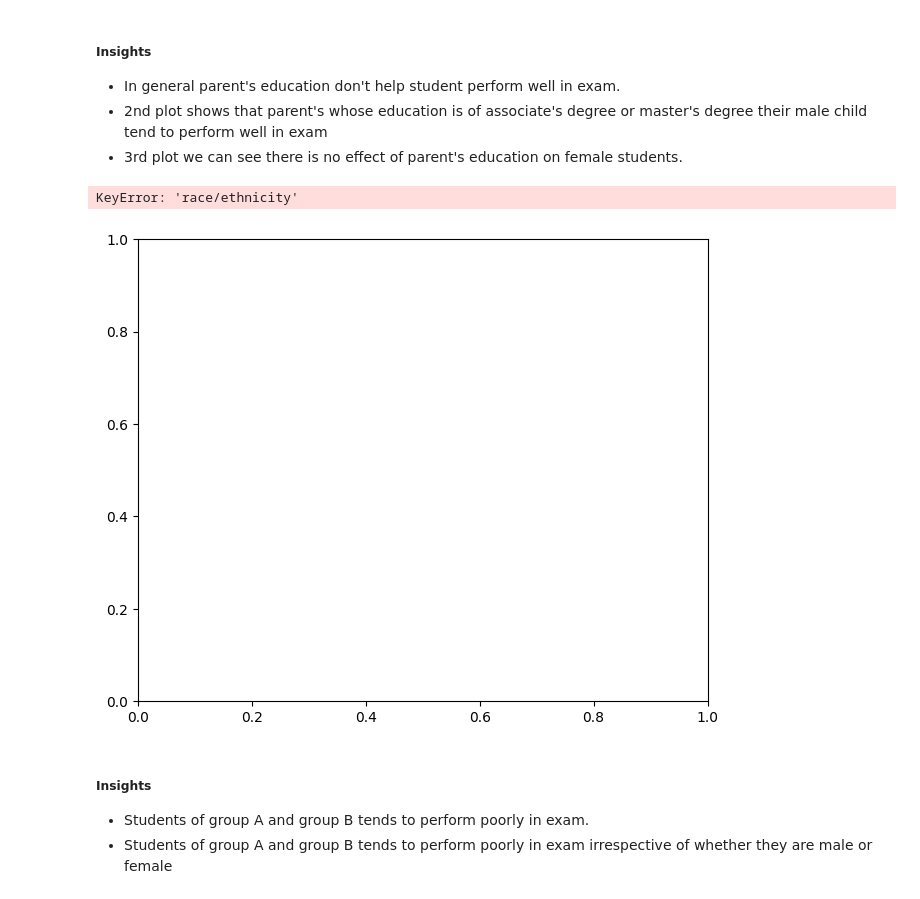
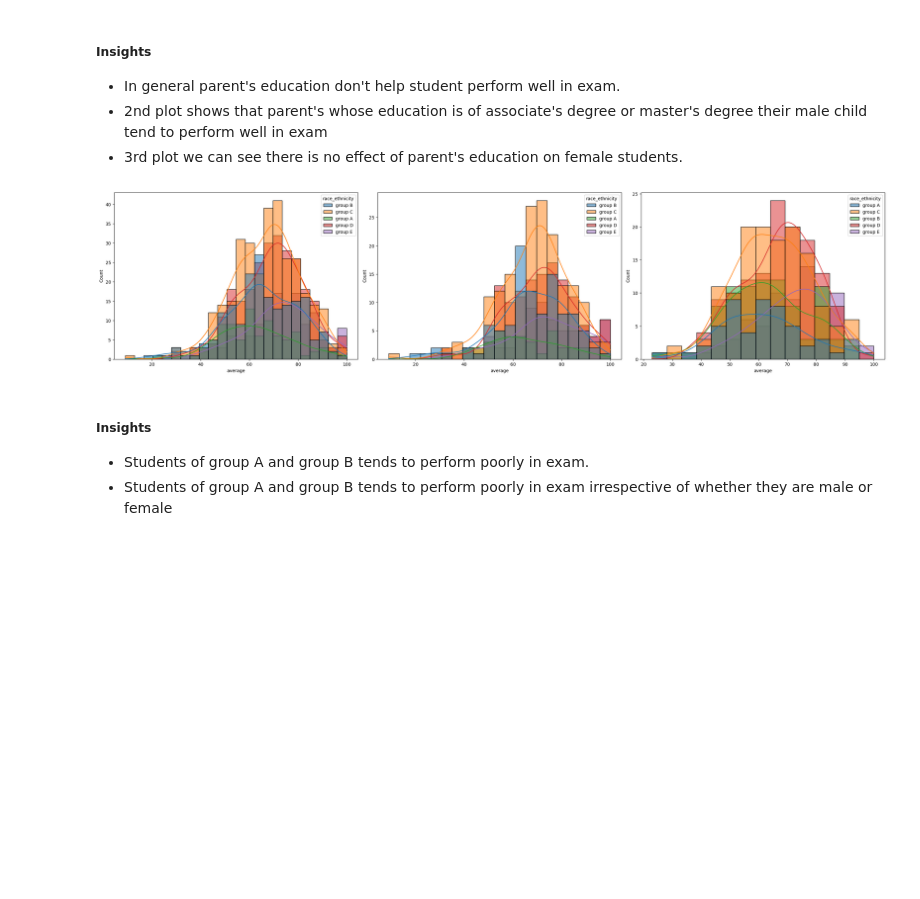
Before and after one commit to alokrrr/ML_Project, a Jupyter notebook: notebook/1 . EDA STUDENT PERFORMANCE .ipynb, the cells around one changed output. Saved outputs shown, nothing was run; the diff lists cells and outputs as text; code cells hidden in the pictures; blank space fills up the shorter version.

```diff
--- a/notebook/1 . EDA STUDENT PERFORMANCE .ipynb
+++ b/notebook/1 . EDA STUDENT PERFORMANCE .ipynb
@@ -310,34 +310,33 @@ plt.show()
 # %%
 plt.figure(figsize=(25, 6))
 
 plt.subplot(1, 3, 1)
 sns.histplot(
     x=df['average'],
-    hue=df['race/ethnicity'],
+    hue=df['race_ethnicity'],
     kde=True
 )
 
 plt.subplot(1, 3, 2)
 female = df[df['gender'] == 'female']
 sns.histplot(
     x=female['average'],
-    hue=female['race/ethnicity'],
+    hue=female['race_ethnicity'],
     kde=True
 )
 
 plt.subplot(1, 3, 3)
 male = df[df['gender'] == 'male']
 sns.histplot(
     x=male['average'],
-    hue=male['race/ethnicity'],
+    hue=male['race_ethnicity'],
     kde=True
 )
 
 plt.tight_layout()
 plt.show()
 # %% [output]
-KeyError: 'race/ethnicity'
-[figure, old version]
+[figure, new version]
 # %% [markdown]
 #####  Insights
 - Students of group A and group B tends to perform poorly in exam.
```
Also changed, not shown: parts of 14 cells of this notebook, 9 other files.
